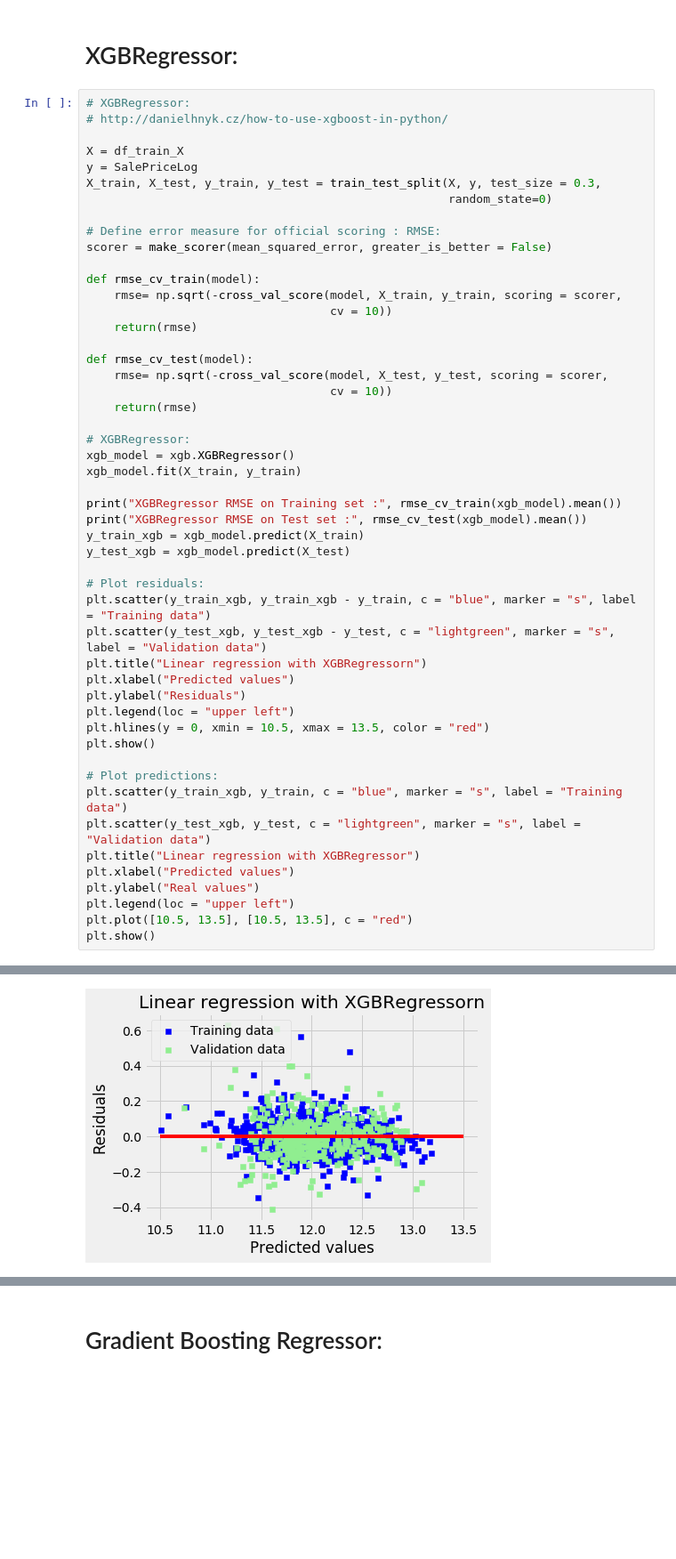
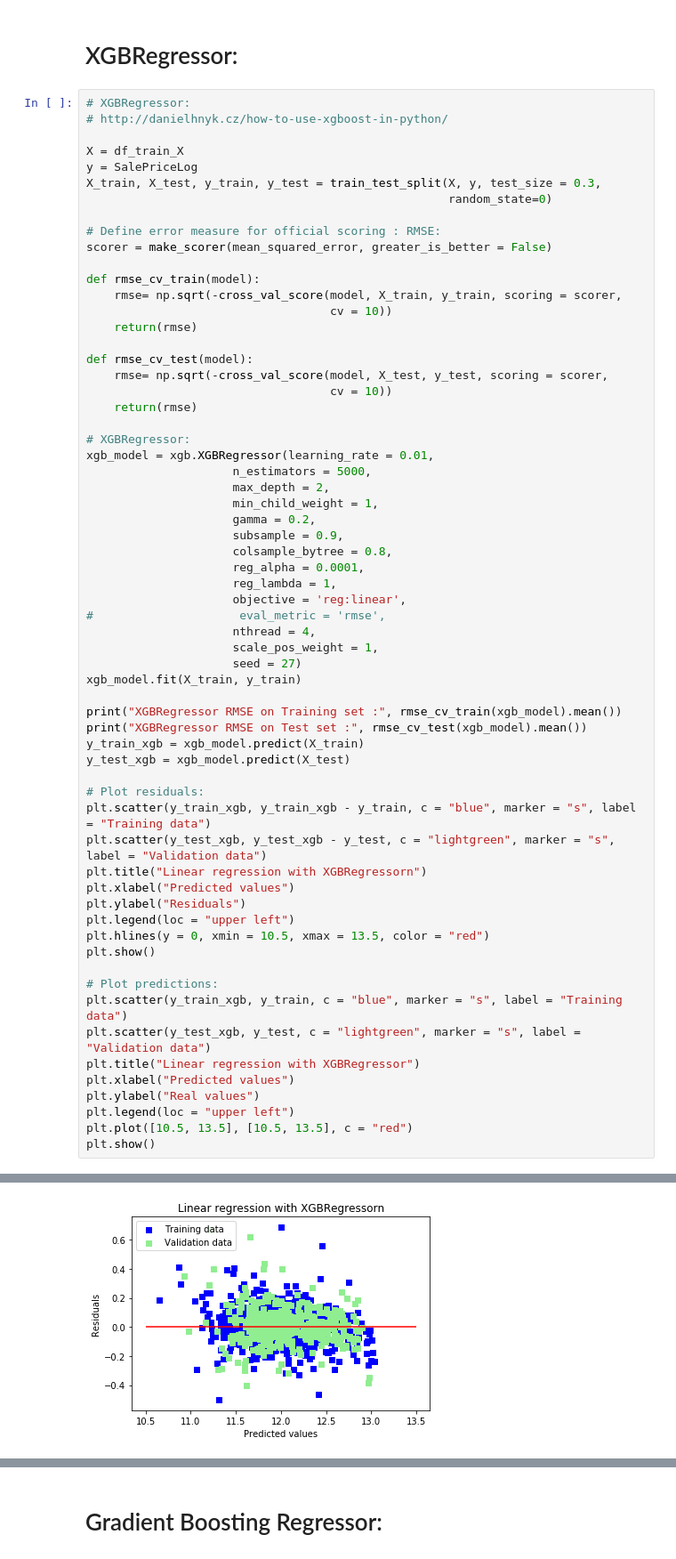
Before and after one commit to rafaelcesar7/Machine-Learning-Projects, a Jupyter notebook: Kaggle - House Prices.ipynb, the cells around one changed output, grey strips where cells are left out. Shown at 89% size. Cells and saved outputs as stored; diff of their text form; blank space fills up the shorter version.

```diff
--- a/Kaggle - House Prices.ipynb
+++ b/Kaggle - House Prices.ipynb
@@ -2391,7 +2417,20 @@ def rmse_cv_test(model):
     return(rmse)
 
 # XGBRegressor:
-xgb_model = xgb.XGBRegressor()
+xgb_model = xgb.XGBRegressor(learning_rate = 0.01,
+                     n_estimators = 5000,
+                     max_depth = 2,
+                     min_child_weight = 1,
+                     gamma = 0.2,
+                     subsample = 0.9,
+                     colsample_bytree = 0.8,
+                     reg_alpha = 0.0001,
+                     reg_lambda = 1,
+                     objective = 'reg:linear',
+#                     eval_metric = 'rmse',
+                     nthread = 4,
+                     scale_pos_weight = 1,
+                     seed = 27)
 xgb_model.fit(X_train, y_train)
 
 print("XGBRegressor RMSE on Training set :", rmse_cv_train(xgb_model).mean())
@@ -2424 +2463 @@ XGBRegressor RMSE on Test set : 0.12730054641
-[figure, old version]
+[figure, new version]
```
Also changed, not shown: parts of 17 cells of this notebook.
